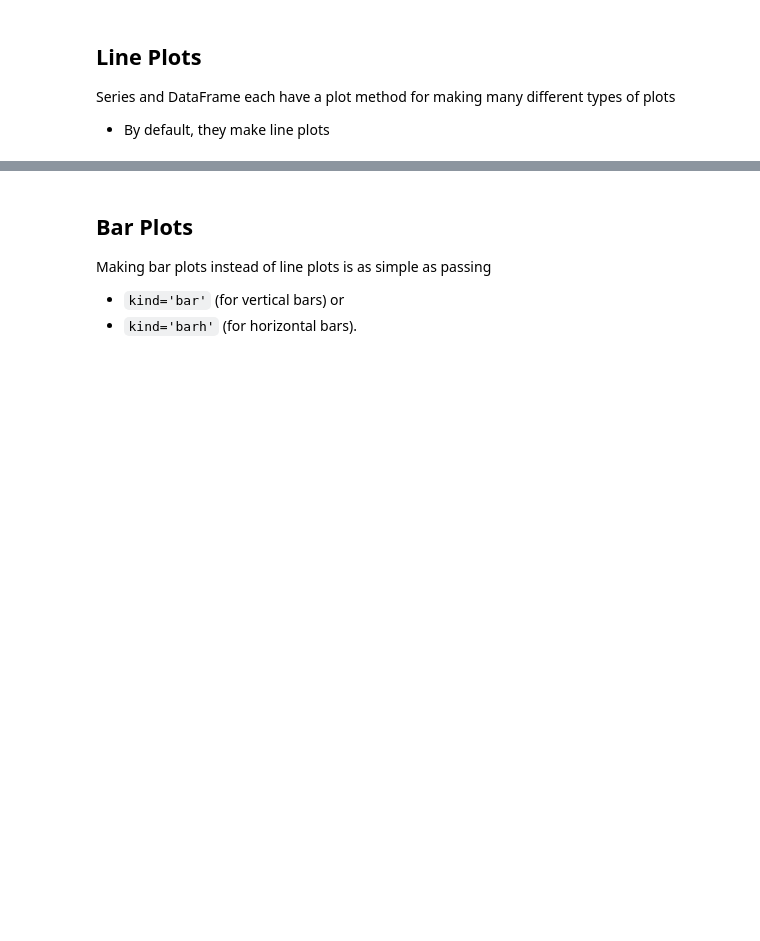
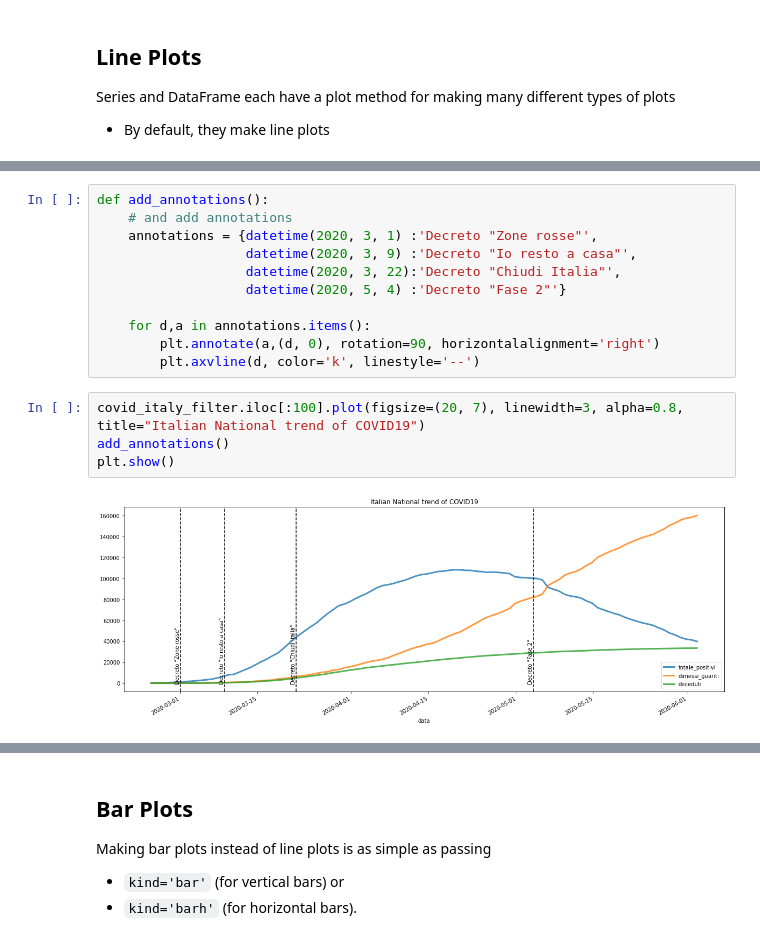
Before and after one commit to EMbeDS-education/IPDPP-GSSI-20202021, a Jupyter notebook: jupyter/jupyterNotebooks/Part1_NumPy_Pandas.ipynb, the cells around one changed output, grey strips where cells are left out. Saved outputs shown, nothing was run; the diff lists cells and outputs as text; blank space fills up the shorter version.

```diff
--- a/jupyter/jupyterNotebooks/Part1_NumPy_Pandas.ipynb
+++ b/jupyter/jupyterNotebooks/Part1_NumPy_Pandas.ipynb
@@ -1738,0 +2229,17 @@ Eliminiamo un certo numero di righe cambiando asse delle y
+# %%
+def add_annotations():
+    # and add annotations
+    annotations = {datetime(2020, 3, 1) :'Decreto "Zone rosse"',
+                   datetime(2020, 3, 9) :'Decreto "Io resto a casa"',
+                   datetime(2020, 3, 22):'Decreto "Chiudi Italia"',
+                   datetime(2020, 5, 4) :'Decreto "Fase 2"'}
+
+    for d,a in annotations.items():
+        plt.annotate(a,(d, 0), rotation=90, horizontalalignment='right')
+        plt.axvline(d, color='k', linestyle='--')
+# %%
+covid_italy_filter.iloc[:100].plot(figsize=(20, 7), linewidth=3, alpha=0.8, title="Italian National trend of COVID19")
+add_annotations()
+plt.show()
+# %% [output]
+[figure, added]
```
Also changed, not shown: parts of 106 cells of this notebook.
